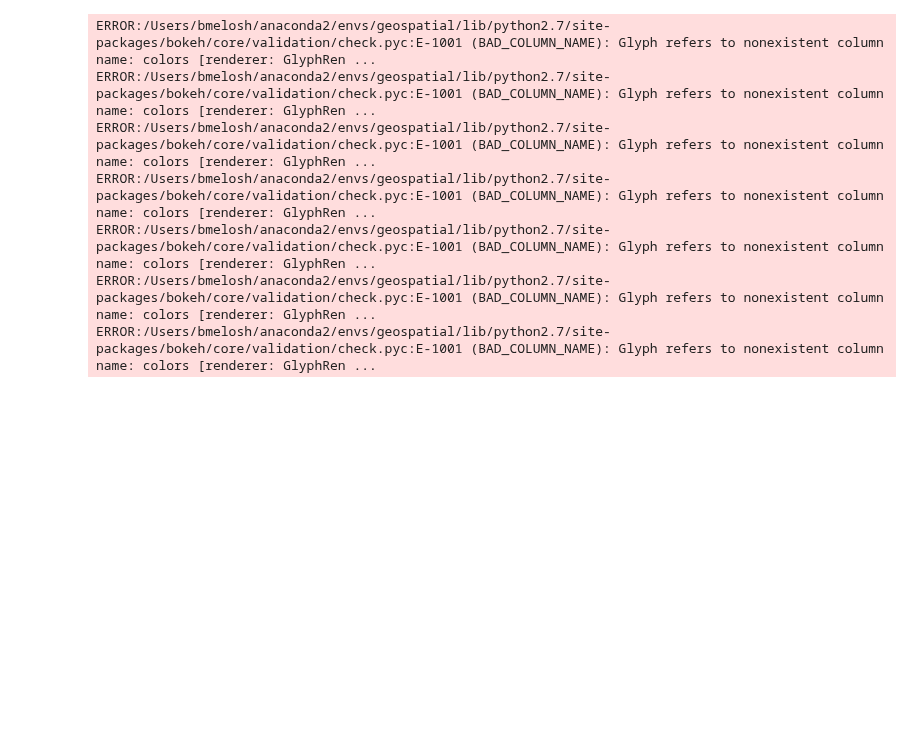
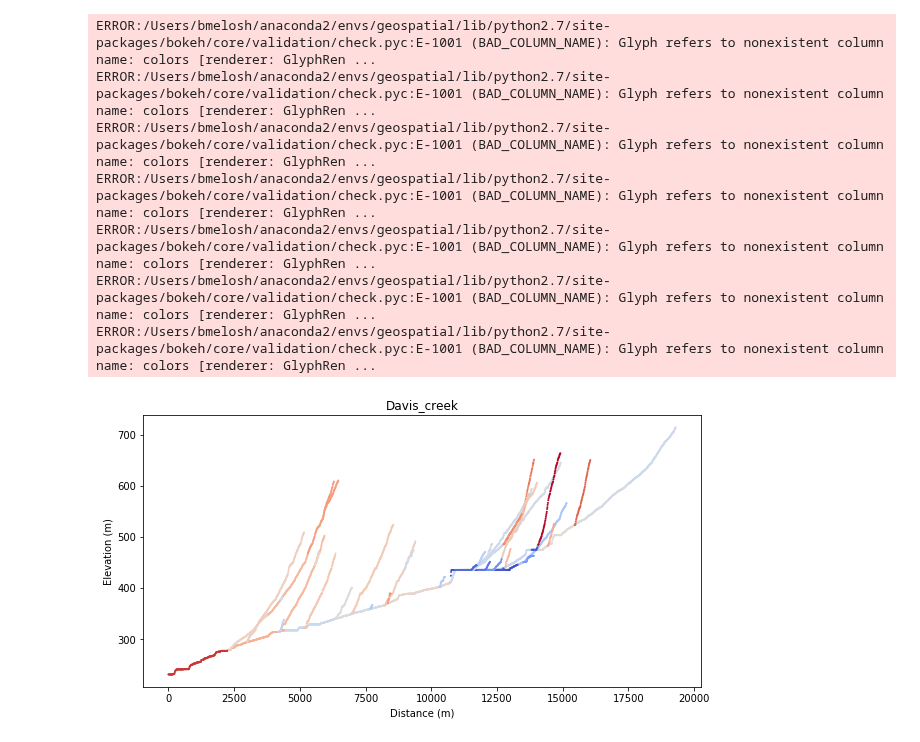
Before and after one commit to BenjiDa/ProfileTools, a Jupyter notebook: Channel_profiles.ipynb, the cells around one changed output. Cells and saved outputs as stored; diff of their text form; code cells hidden in the pictures; blank space fills up the shorter version.

Commit message:
added elevation profile that shades based on chi slope

```diff
--- a/Channel_profiles.ipynb
+++ b/Channel_profiles.ipynb
@@ -246,3 +246,17 @@ ERROR:/Users/bmelosh/anaconda2/envs/geospatial/lib/python2.7/site-packages/bokeh
 ERROR:/Users/bmelosh/anaconda2/envs/geospatial/lib/python2.7/site-packages/bokeh/core/validation/check.pyc:E-1001 (BAD_COLUMN_NAME): Glyph refers to nonexistent column name: colors [renderer: GlyphRen ...
 ERROR:/Users/bmelosh/anaconda2/envs/geospatial/lib/python2.7/site-packages/bokeh/core/validation/check.pyc:E-1001 (BAD_COLUMN_NAME): Glyph refers to nonexistent column name: colors [renderer: GlyphRen ...
 ERROR:/Users/bmelosh/anaconda2/envs/geospatial/lib/python2.7/site-packages/bokeh/core/validation/check.pyc:E-1001 (BAD_COLUMN_NAME): Glyph refers to nonexistent column name: colors [renderer: GlyphRen ...
+# %%
+## Plotting profiles with m_chi values as color scheme (Aug 18th, 2017)
+import numpy as np
+from chi_profiles import *
+## IMPORT DATA
+creek= "Davis_creek"
+path = "/Users/bmelosh/VagrantBoxes/LSDTopoTools/Topographic_projects/Cache_creek/Previous_LSDTT_version/Channel_extraction/"+creek+"/" #Set path to data
+name = creek+"_MChiSegmented.csv" #Set file name
+
+data = np.genfromtxt((path+name), delimiter=',', skip_header=1, names=['node', 'row', 'col', 'latitude', 'longitude', 'chi', 'elevation', 'flow_distance', 'drainage_area', 'm_chi', 'b_chi', 'source_key', 'basin_key', 'segmented_elevation'])
+# %%
+p = plot_channel_chi_slope(data, creek)
+# %% [output]
+[figure, added]
```
Also changed, not shown: 2 other files.
